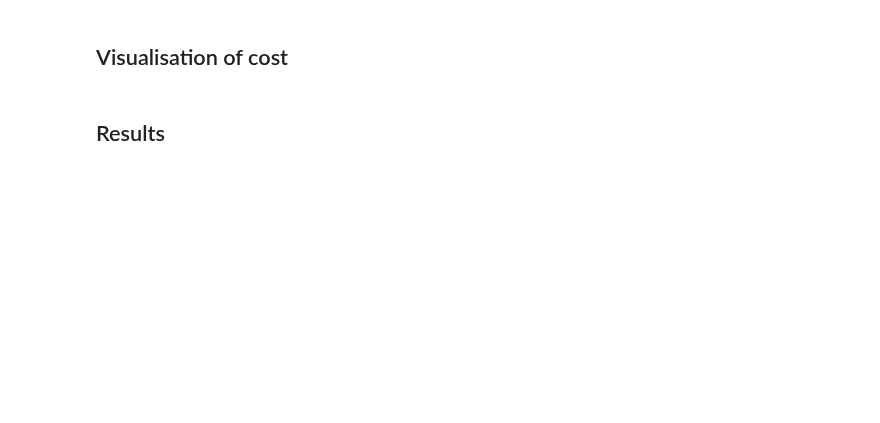
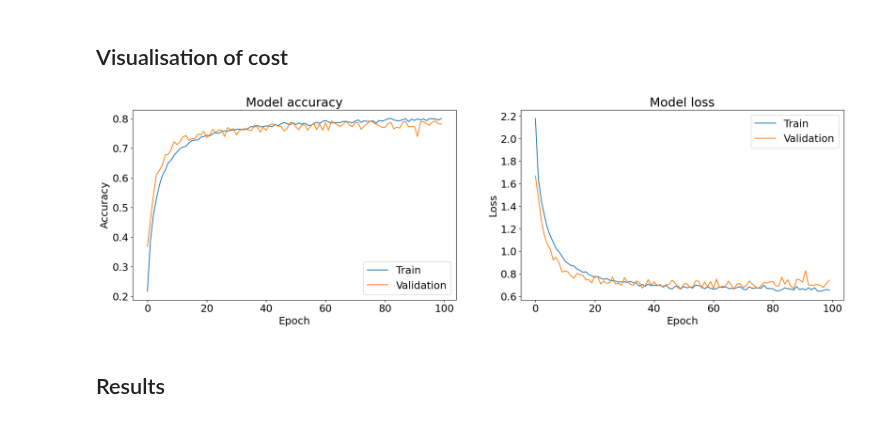
Before and after one commit to LouisMcArdell/IOD-Work, a Jupyter notebook: Labs/Module 9/IOD_Lab-9_2 - CNN with keras.ipynb, the cells around one changed output. Saved outputs shown, nothing was run; the diff lists cells and outputs as text; code cells hidden in the pictures; blank space fills up the shorter version.

```diff
--- a/Labs/Module 9/IOD_Lab-9_2 - CNN with keras.ipynb
+++ b/Labs/Module 9/IOD_Lab-9_2 - CNN with keras.ipynb
@@ -225,6 +254,6 @@ history = model.fit(
     epochs = 100,
     batch_size = 100,
     callbacks = [tensorboard],
-    verbose = 0)
+    verbose = 1)
 print(f'Training accuracy:{history.history["accuracy"][-1]:.2f} validation accuracy:{history.history["val_accuracy"][-1]:.2f} ')
 # %% [output]
@@ -283,26 +354,28 @@ print_cm(cm)
 # %%
 fig, ax = plt.subplots(1, 2, figsize = (18, 6))
 fig.subplots_adjust(left = 0.02, right = 0.98, wspace = 0.2)
 
 plt.rcParams.update({'font.size': 18})
 
 # Plot training & validation accuracy values
-ax[0].plot(model.history.history['accuracy'])
-ax[0].plot(model.history.history['val_accuracy'])
+ax[0].plot(history.history["accuracy"])
+ax[0].plot(history.history['val_accuracy'])
 ax[0].set_title('Model accuracy')
 ax[0].set_ylabel('Accuracy')
 ax[0].set_xlabel('Epoch')
 ax[0].legend(['Train', 'Validation'])
 
 # Plot training & validation loss values
-ax[1].plot(model.history.history['loss'])
-ax[1].plot(model.history.history['val_loss'])
+ax[1].plot(history.history['loss'])
+ax[1].plot(history.history['val_loss'])
 ax[1].set_title('Model loss')
 ax[1].set_ylabel('Loss')
 ax[1].set_xlabel('Epoch')
 ax[1].legend(['Train', 'Validation'])
 
 plt.show()
+# %% [output]
+[figure, added]
 # %% [markdown]
 ## Results
 # %%
```
Also changed, not shown: parts of 13 cells of this notebook, 2 other files.
